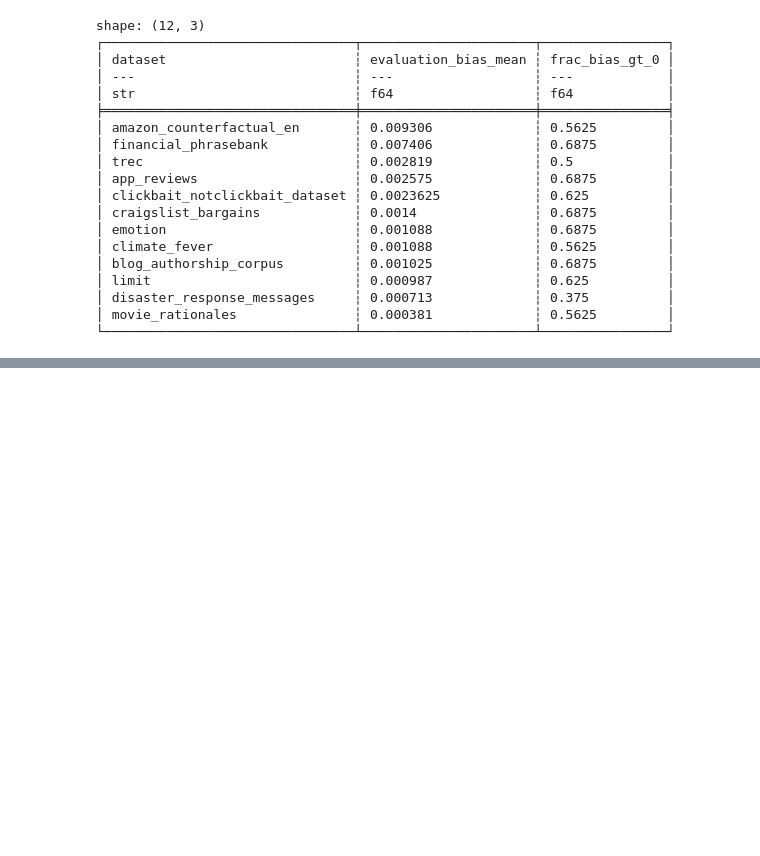
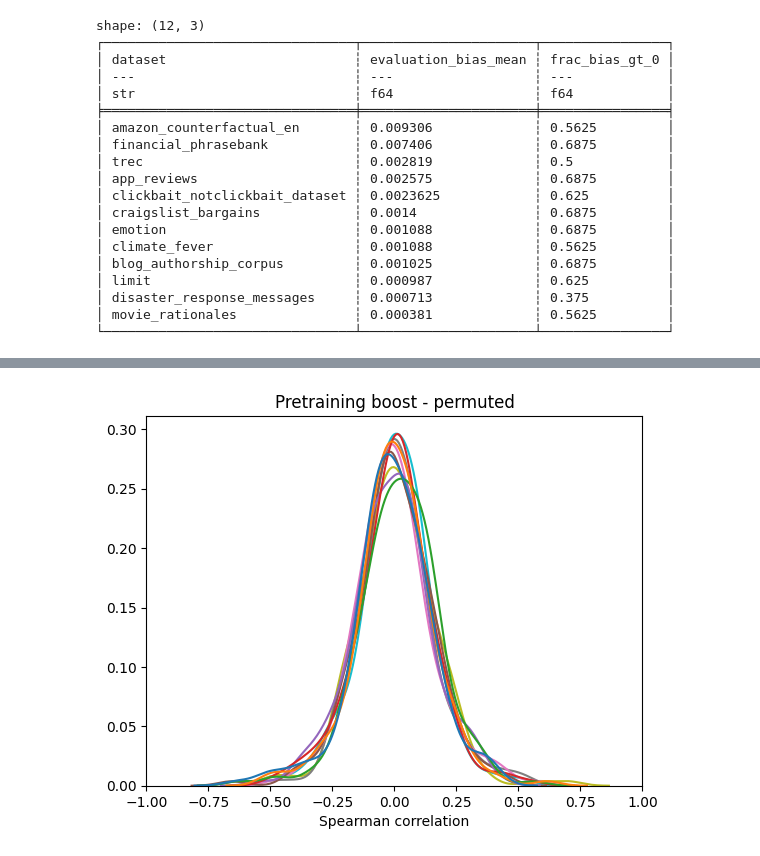
Before and after one commit to kddubey/pretrain-on-test, a Jupyter notebook: analysis/dataset_level.ipynb, the cells around one changed output, grey strips where cells are left out. Saved outputs shown, nothing was run; the diff lists cells and outputs as text; code cells hidden in the pictures; blank space fills up the shorter version.

```diff
--- a/analysis/dataset_level.ipynb
+++ b/analysis/dataset_level.ipynb
@@ -228,0 +278,19 @@ shape: (12, 3)
+# %%
+permutations = []
+for i in tqdm(range(10)):
+    permutations.append(
+        accuracies_df
+        .group_by("num_train", "num_test", "dataset", maintain_order=True)
+        .map_groups(partial(corr_bt_lm_types, shuffle=True))
+        .rename({"pb": f"pb{i}", "eb": f"eb{i}"})
+    )
+df_permuations: pl.DataFrame = pl.concat(permutations, how="align")
+del permutations
+# %%
+ax = sns.kdeplot(df_permuations.select(pl.selectors.starts_with("pb")), legend=False)
+ax.set_xlabel("Spearman correlation")
+ax.set_xlim(-1, 1)
+ax.set_ylabel("")
+ax.set_title("Pretraining boost - permuted");
+# %% [output]
+[figure, added]
```
Also changed, not shown: parts of 8 cells of this notebook.
